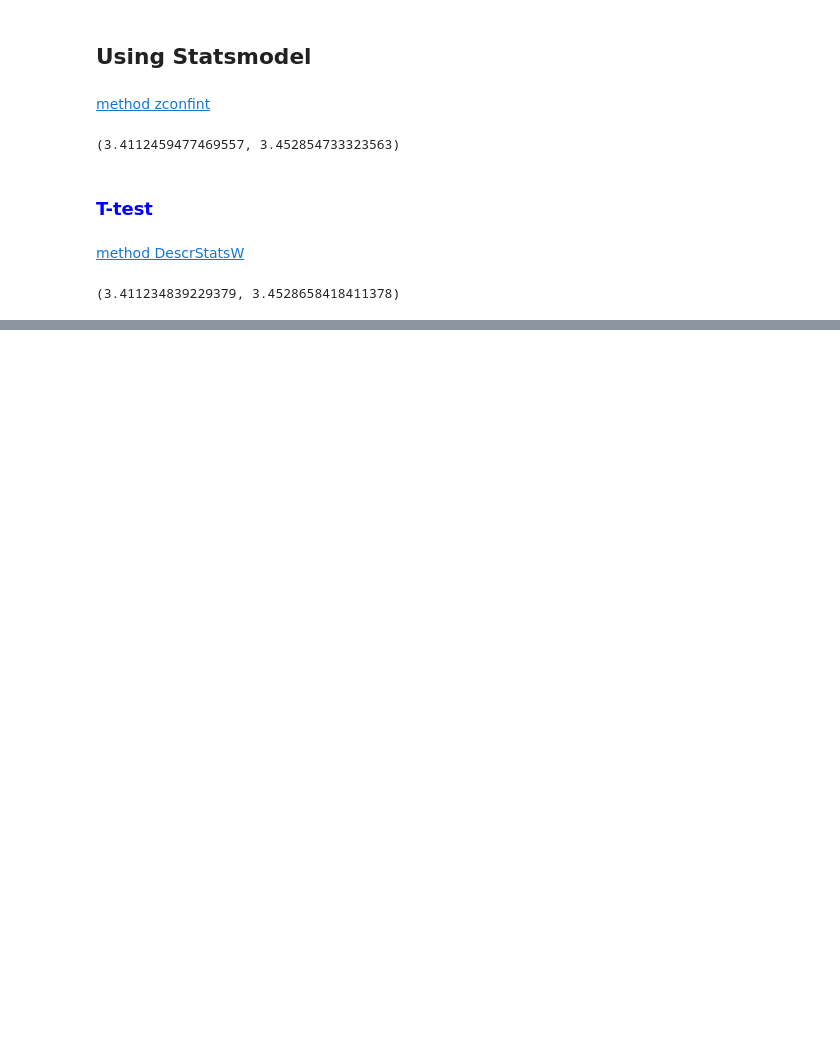
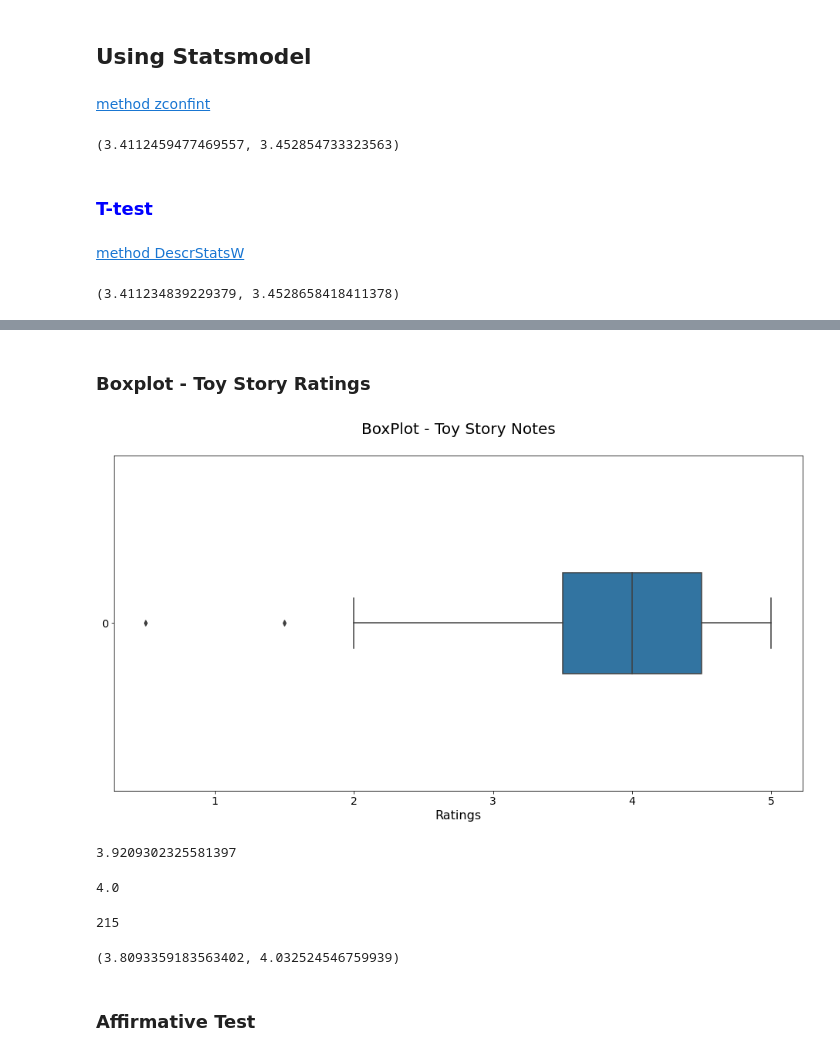
Before and after one commit to Gabriel-limadev/data_science_study, a Jupyter notebook: 9 - Data Science: testes estatísticos com Python/course_files/sample_tests.ipynb, the cells around one changed output, grey strips where cells are left out. Saved outputs shown, nothing was run; the diff lists cells and outputs as text; code cells hidden in the pictures; blank space fills up the shorter version.

```diff
--- a/9 - Data Science: testes estatísticos com Python/course_files/sample_tests.ipynb
+++ b/9 - Data Science: testes estatísticos com Python/course_files/sample_tests.ipynb
@@ -174,0 +215,28 @@ d1.tconfint_mean()
+# %% [markdown]
+### Boxplot - Toy Story Ratings
+# %%
+ax = sns.boxplot(data = notes1['rating'], orient = 'h', width = 0.3)
+ax.figure.set_size_inches(16, 8)
+ax.set_title('BoxPlot - Toy Story Notes', fontsize = 20, y = 1.05)
+ax.set_xlabel('Ratings', fontsize = 16)
+ax.tick_params(labelsize = 14)
+# %% [output]
+[figure, added]
+# %%
+notes1['rating'].mean()
+# %% [output]
+3.9209302325581397
+# %%
+notes1['rating'].median()
+# %% [output]
+4.0
+# %%
+notes1['rating'].count()
+# %% [output]
+215
+# %%
+zconfint(notes1['rating'])
+# %% [output]
+(3.8093359183563402, 4.032524546759939)
+# %% [markdown]
+### Affirmative Test
```
Also changed, not shown: parts of 18 cells of this notebook.
